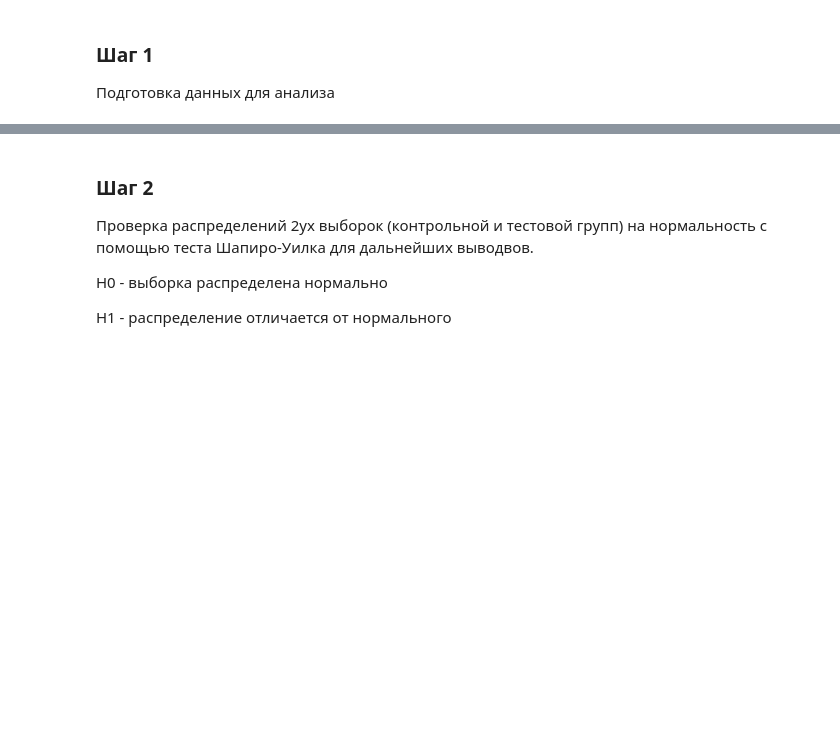
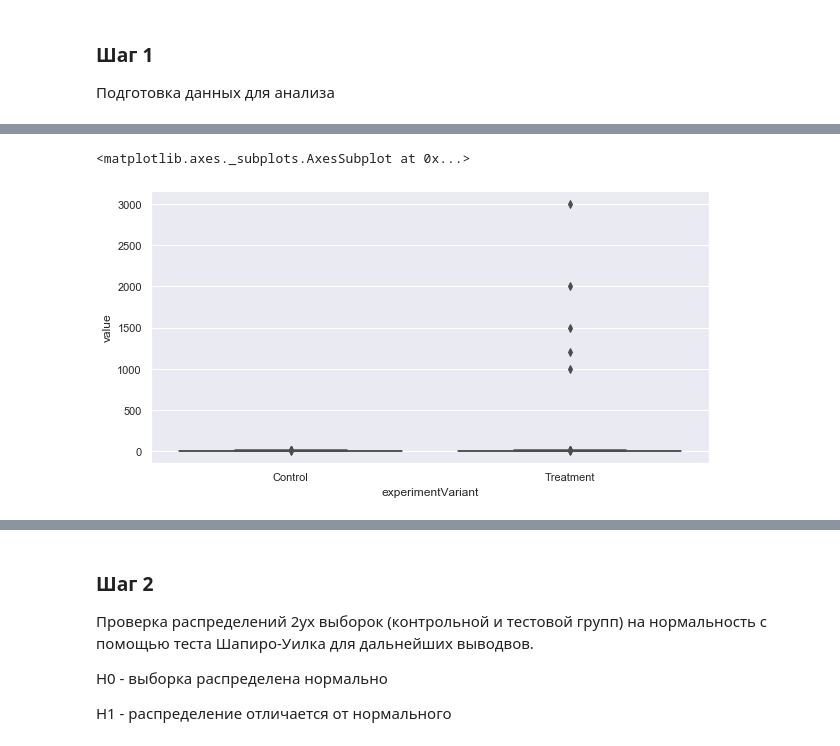
Before and after one commit to MMarieva/Bootstrap_method, a Jupyter notebook: Bootstrap_homework.ipynb, the cells around one changed output, grey strips where cells are left out. Cells and saved outputs as stored; diff of their text form; code cells hidden in the pictures; blank space fills up the shorter version.

Commit message:
graphs added

```diff
--- a/Bootstrap_homework.ipynb
+++ b/Bootstrap_homework.ipynb
@@ -2,11 +2,14 @@
 import numpy as np
 import pandas as pd
 from scipy.stats import norm, mannwhitneyu
+import statsmodels.api as sm
 import matplotlib.pyplot as plt
 import seaborn as sns
 from tqdm.auto import tqdm
 from scipy import stats
+
 %matplotlib inline
+sns.set(rc={'figure.figsize':(10, 5)}, style = 'darkgrid')
 # %%
 data = pd.read_csv('https://stepik.org/media/attachments/lesson/396008/hw_bootstrap.csv', sep=';')
 # %%
@@ -44,0 +72,5 @@ data['value'] = data.value.astype('float')
+# %%
+sns.boxplot(data=data, y='value', x='experimentVariant' )
+# %% [output]
+<matplotlib.axes._subplots.AxesSubplot at 0x...>
+[figure, added]
```
Also changed, not shown: parts of 8 cells of this notebook.
